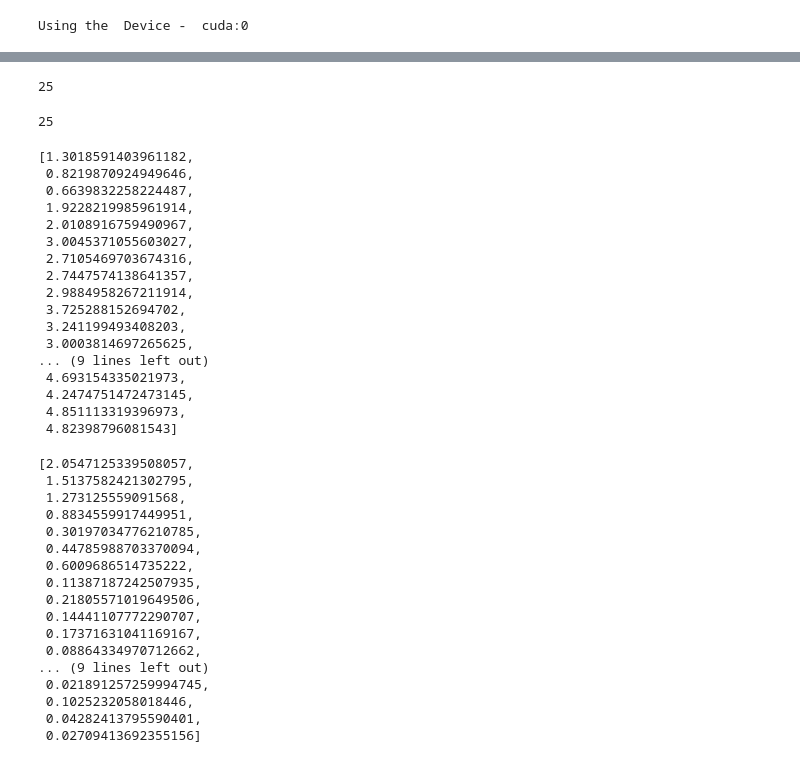
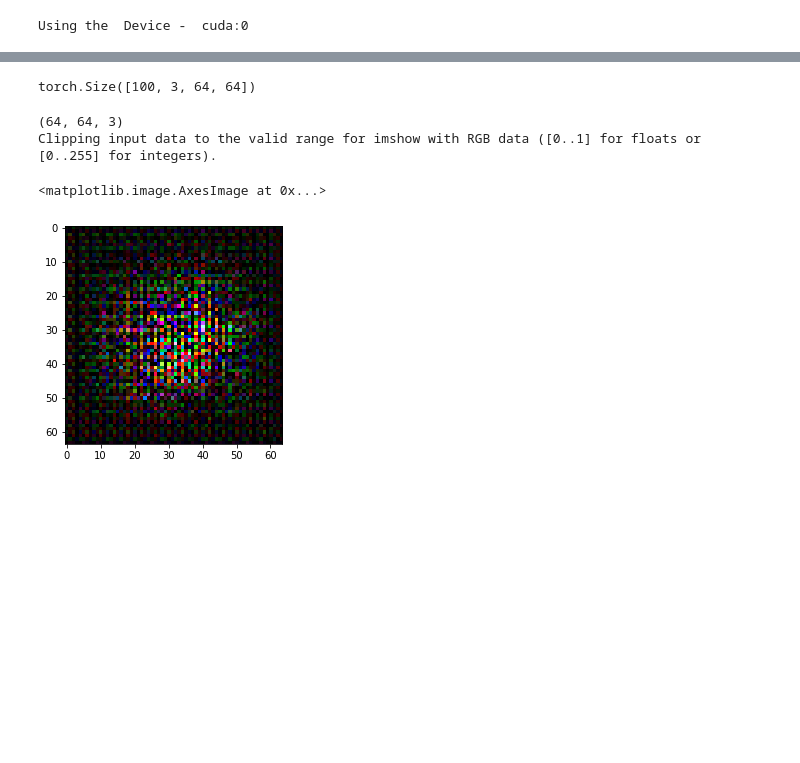
Before and after one commit to PSRahul/dcgan, a Jupyter notebook: main.ipynb, the cells around one changed output, grey strips where cells are left out. Cells and saved outputs as stored; diff of their text form; code cells hidden in the pictures; blank space fills up the shorter version.

```diff
--- a/main.ipynb
+++ b/main.ipynb
@@ -12,8 +20,8 @@ hparams = {
     'z_shape': 128,
     'gen_final_layer_size': 3,
     'image_input_shape': 64,
-    'batch_size': 2,
-    'epochs': 5
+    'batch_size': 180,
+    'epochs': 2
 }
 # %%
 device = torch.device("cuda:0" if torch.cuda.is_available() else "cpu")
@@ -32,6 +40,6 @@ dis_model = dis_model.to(device)
 gen_model = gen_model.to(device)
 # %%
 
-gen_optimizer = torch.optim.Adadelta(gen_model.parameters())
-dis_optimizer = torch.optim.Adadelta(dis_model.parameters())
+gen_optimizer = torch.optim.Adam(gen_model.parameters(),lr=0.0002,betas=(0.5, 0.999))
+dis_optimizer = torch.optim.Adam(dis_model.parameters(),lr=0.0002,betas=(0.5, 0.999))
 loss_function = torch.nn.BCELoss(reduction='mean')
@@ -122,48 +142,15 @@ len(dis_fn_real_list)
-# %%
-len(dis_loss_list)
-# %% [output]
-25
-# %%
-len(gen_loss_list)
-# %% [output]
-25
-# %%
-gen_loss_list
-# %% [output]
-[1.3018591403961182,
- 0.8219870924949646,
- 0.6639832258224487,
- 1.9228219985961914,
- 2.0108916759490967,
- 3.0045371055603027,
- 2.7105469703674316,
- 2.7447574138641357,
- 2.9884958267211914,
- 3.725288152694702,
- 3.241199493408203,
- 3.0003814697265625,
-... (9 lines left out)
- 4.693154335021973,
- 4.2474751472473145,
- 4.851113319396973,
- 4.82398796081543]
-# %%
-dis_loss_list
-# %% [output]
-[2.0547125339508057,
- 1.5137582421302795,
- 1.273125559091568,
- 0.8834559917449951,
- 0.30197034776210785,
- 0.44785988703370094,
- 0.6009686514735222,
- 0.11387187242507935,
- 0.21805571019649506,
- 0.14441107772290707,
- 0.17371631041169167,
- 0.08864334970712662,
-... (9 lines left out)
- 0.021891257259994745,
- 0.1025232058018446,
- 0.04282413795590401,
- 0.02709413692355156]
+# %%
+fake_image.shape
+# %% [output]
+torch.Size([100, 3, 64, 64])
+# %%
+
+img_out=fake_image[2].detach().cpu().numpy()
+img_out=np.swapaxes(img_out,0,2)
+print(img_out.shape)
+plt.imshow(img_out)
+# %% [output]
+(64, 64, 3)
+Clipping input data to the valid range for imshow with RGB data ([0..1] for floats or [0..255] for integers).
+<matplotlib.image.AxesImage at 0x...>
+[figure, added]
```
Also changed, not shown: parts of 7 cells of this notebook, 4 other files.
